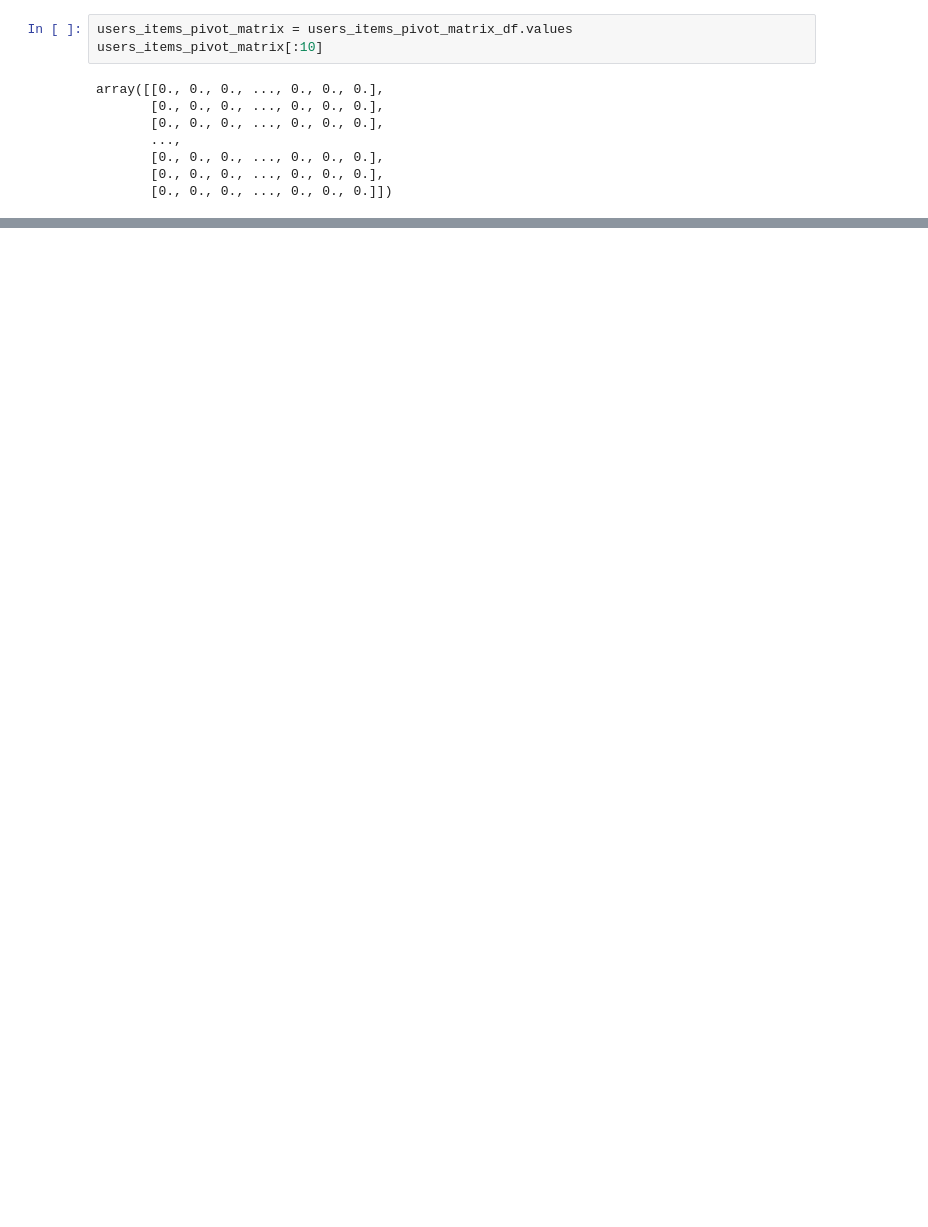
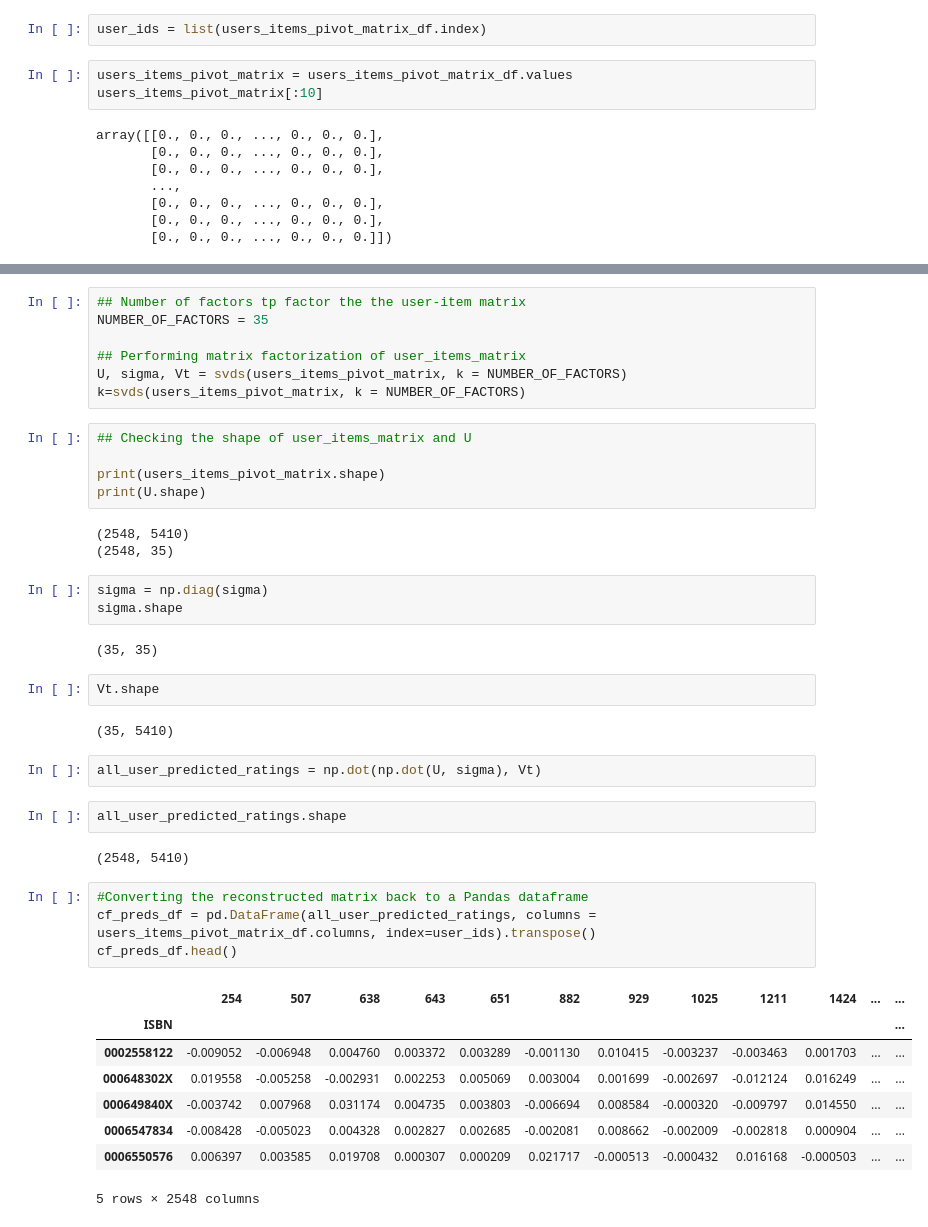
Before and after one commit to saurabhshinkar/BRS, a Jupyter notebook: Book_Recommendation_System_Saurabh_Shinkar.ipynb, the cells around one changed output, grey strips where cells are left out. Drawn from its saved outputs; the diff is of its cells as text; blank space fills up the shorter version.

```diff
--- a/Book_Recommendation_System_Saurabh_Shinkar.ipynb
+++ b/Book_Recommendation_System_Saurabh_Shinkar.ipynb
@@ -1013,4 +1104,6 @@ users_items_pivot_matrix_df.head()
 5 rows × 5410 columns
+# %%
+user_ids = list(users_items_pivot_matrix_df.index)
 # %%
 users_items_pivot_matrix = users_items_pivot_matrix_df.values
 users_items_pivot_matrix[:10]
@@ -1024,0 +1121,43 @@ array([[0., 0., 0., ..., 0., 0., 0.],
+# %%
+## Number of factors tp factor the the user-item matrix
+NUMBER_OF_FACTORS = 35
+
+## Performing matrix factorization of user_items_matrix
+U, sigma, Vt = svds(users_items_pivot_matrix, k = NUMBER_OF_FACTORS)
+k=svds(users_items_pivot_matrix, k = NUMBER_OF_FACTORS)
+# %%
+## Checking the shape of user_items_matrix and U
+
+print(users_items_pivot_matrix.shape)
+print(U.shape)
+# %% [output]
+(2548, 5410)
+(2548, 35)
+# %%
+sigma = np.diag(sigma)
+sigma.shape
+# %% [output]
+(35, 35)
+# %%
+Vt.shape
+# %% [output]
+(35, 5410)
+# %%
+all_user_predicted_ratings = np.dot(np.dot(U, sigma), Vt)
+# %%
+all_user_predicted_ratings.shape
+# %% [output]
+(2548, 5410)
+# %%
+#Converting the reconstructed matrix back to a Pandas dataframe
+cf_preds_df = pd.DataFrame(all_user_predicted_ratings, columns = users_items_pivot_matrix_df.columns, index=user_ids).transpose()
+cf_preds_df.head()
+# %% [output]
+|  | 254 | 507 | 638 | 643 | 651 | 882 | 929 | 1025 | 1211 | 1424 | ... | ... |
+| ISBN |  |  |  |  |  |  |  |  |  |  |  | ... |
+| 0002558122 | -0.009052 | -0.006948 | 0.004760 | 0.003372 | 0.003289 | -0.001130 | 0.010415 | -0.003237 | -0.003463 | 0.001703 | ... | ... |
+| 000648302X | 0.019558 | -0.005258 | -0.002931 | 0.002253 | 0.005069 | 0.003004 | 0.001699 | -0.002697 | -0.012124 | 0.016249 | ... | ... |
+| 000649840X | -0.003742 | 0.007968 | 0.031174 | 0.004735 | 0.003803 | -0.006694 | 0.008584 | -0.000320 | -0.009797 | 0.014550 | ... | ... |
+| 0006547834 | -0.008428 | -0.005023 | 0.004328 | 0.002827 | 0.002685 | -0.002081 | 0.008662 | -0.002009 | -0.002818 | 0.000904 | ... | ... |
+| 0006550576 | 0.006397 | 0.003585 | 0.019708 | 0.000307 | 0.000209 | 0.021717 | -0.000513 | -0.000432 | 0.016168 | -0.000503 | ... | ... |
+5 rows × 2548 columns
```
Also changed, not shown: parts of 60 cells of this notebook.
